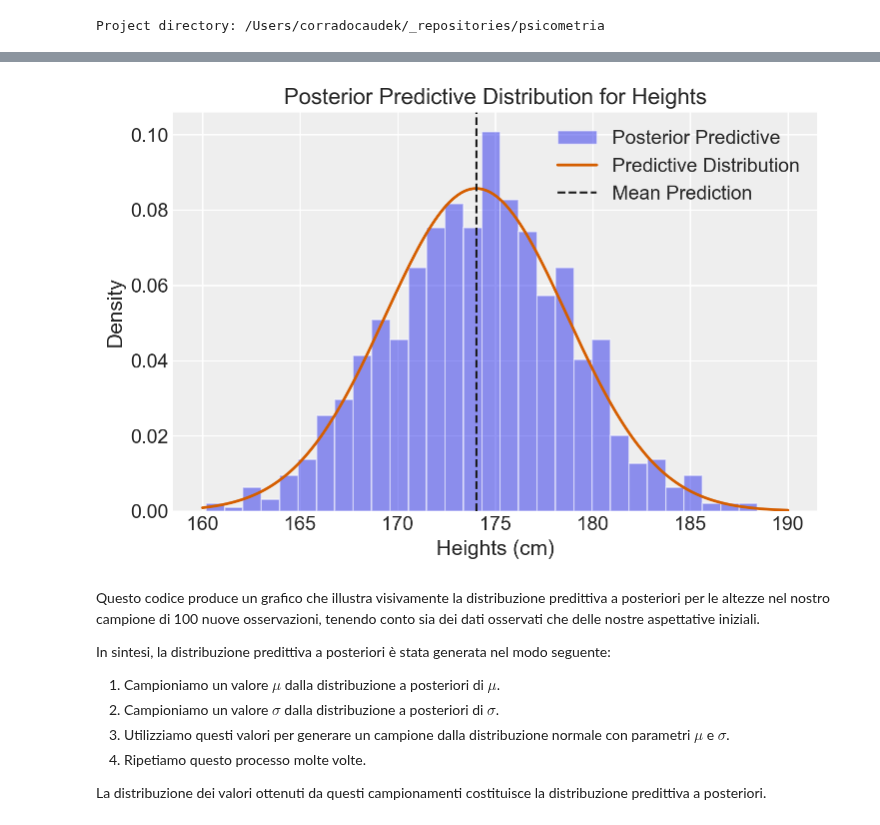
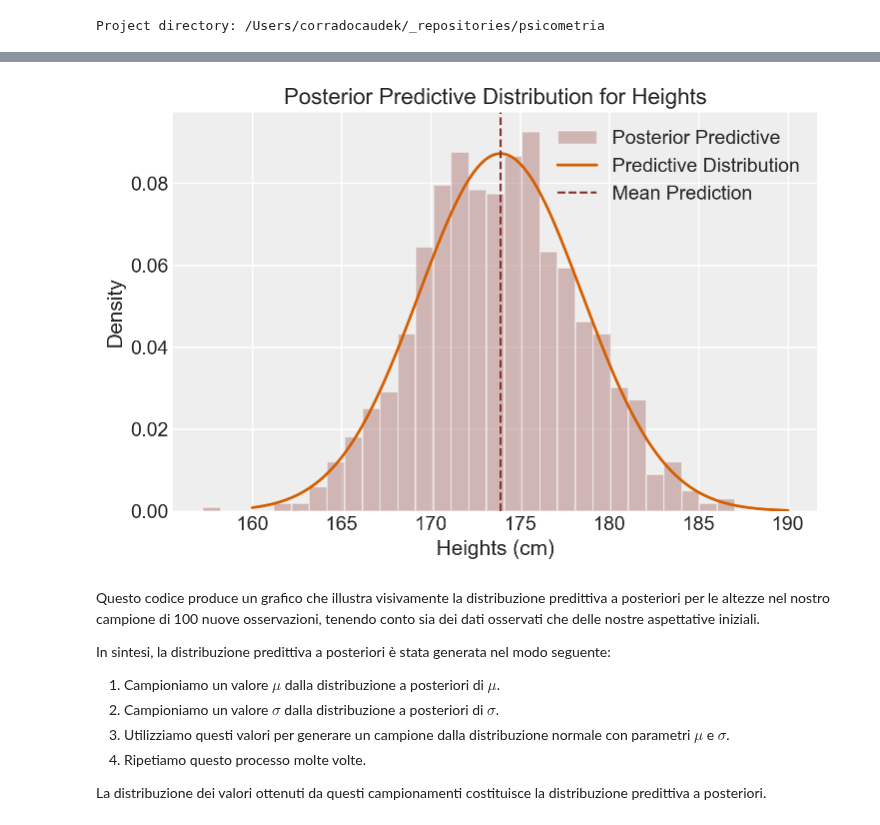
Before and after one commit to ccaudek/psicometria, a Jupyter notebook: chapters/mcmc/05_stan_prediction.ipynb, the cells around one changed output, grey strips where cells are left out. Drawn from its saved outputs; the diff is of its cells as text; code cells hidden in the pictures.

```diff
--- a/chapters/mcmc/05_stan_prediction.ipynb
+++ b/chapters/mcmc/05_stan_prediction.ipynb
@@ -142,36 +142,39 @@ y_observed = np.random.normal(170, 10, 100)
 mean_y = np.mean(y_observed)
 std_y = np.std(y_observed)
 
 # Parametri a priori
 mu_0 = 175
 tau_0 = 5
 
 # Parametri posteriori
 tau_n_sq = (tau_0**2 * std_y**2) / (tau_0**2 + std_y**2)
 tau_n = np.sqrt(tau_n_sq)
 mu_n = (tau_0**2 * mean_y + std_y**2 * mu_0) / (tau_0**2 + std_y**2)
 
 # Parametri predittivi
 n_fut = 100
 sigma_pred_sq = tau_n_sq + (std_y**2 / n_fut)
 sigma_pred = np.sqrt(sigma_pred_sq)
 mu_pred = mu_n
 
 # Simulazioni
 y_pred_samples = np.random.normal(mu_pred, sigma_pred, 1000)
 
+color_fill = "#B17F7D"
+color_edge = "#832F2B"
+
 # Grafico
-plt.hist(y_pred_samples, bins=30, density=True, alpha=0.5, label='Posterior Predictive')
+plt.hist(y_pred_samples, bins=30, density=True, color=color_fill, alpha=0.5, label='Posterior Predictive')
 x = np.linspace(160, 190, 200)
 plt.plot(x, stats.norm.pdf(x, mu_pred, sigma_pred), 'r-', lw=2, label='Predictive Distribution')
-plt.axvline(x=mu_pred, color='k', linestyle='--', label='Mean Prediction')
+plt.axvline(x=mu_pred, color=color_edge, linestyle='--', label='Mean Prediction')
 plt.xlabel('Heights (cm)')
 plt.ylabel('Density')
 plt.title('Posterior Predictive Distribution for Heights')
 plt.legend()
 plt.show()
 # %% [output]
-[figure, old version]
+[figure, new version]
 # %% [markdown]
 Questo codice produce un grafico che illustra visivamente la distribuzione predittiva a posteriori per le altezze nel nostro campione di 100 nuove osservazioni, tenendo conto sia dei dati osservati che delle nostre aspettative iniziali.
 
```
Also changed, not shown: parts of 12 cells of this notebook, 4 other files.
